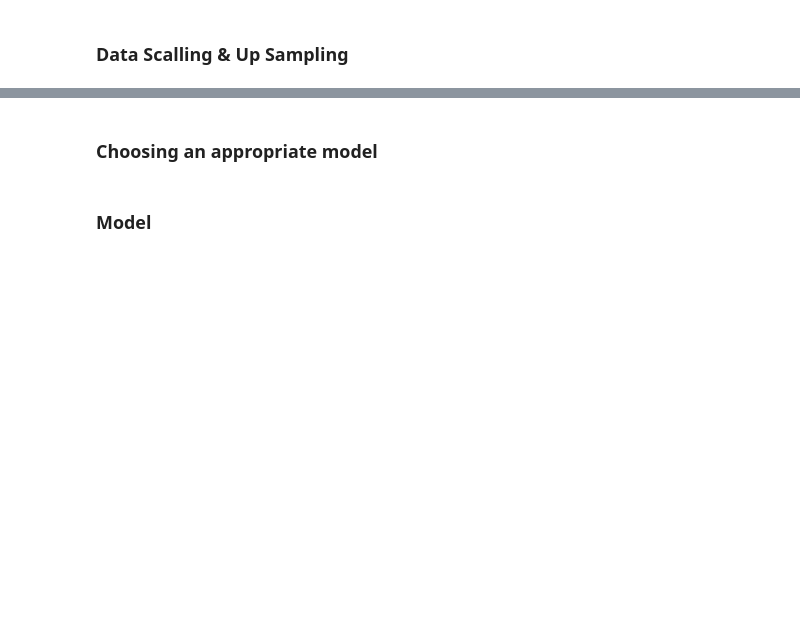
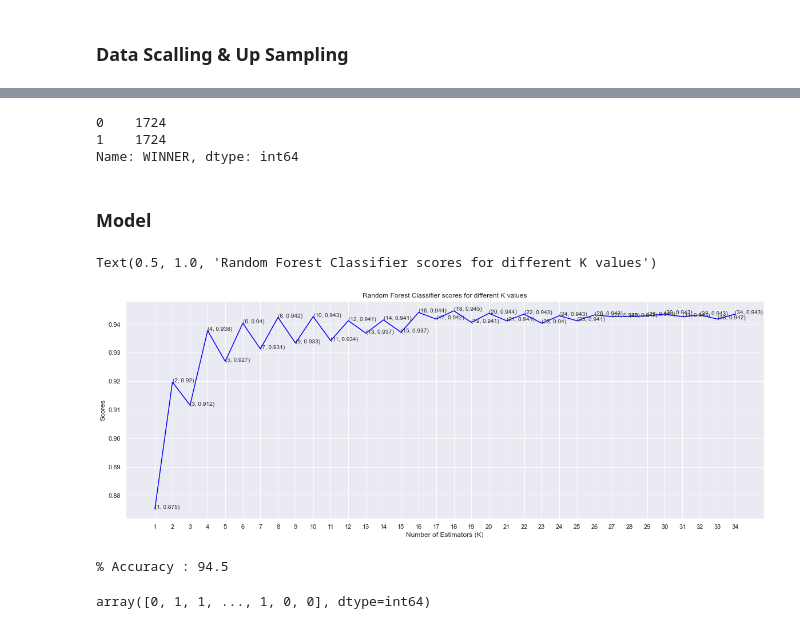
Before and after one commit to nmparikh/UCDPA_NimeshParikh, a Jupyter notebook: Data_Cleaning_Analysis.ipynb, the cells around one changed output, grey strips where cells are left out. Cells and saved outputs as stored; diff of their text form; code cells hidden in the pictures; blank space fills up the shorter version.

```diff
--- a/Data_Cleaning_Analysis.ipynb
+++ b/Data_Cleaning_Analysis.ipynb
@@ -285,11 +579,13 @@ dataset.head()
 # %%
-from sklearn.utils import resample
+#balancing the dataset
 df_majority = dataset[dataset.WINNER == 0]
 df_minority = dataset[dataset.WINNER == 1]
-df_minority_upsampled = resample(df_minority, replace = True,n_samples = 1452, random_state = 0)
+df_minority_upsampled = resample(df_minority, replace = True,n_samples = 1724, random_state = 0)
 df_upsampled = pd.concat([df_majority, df_minority_upsampled])
 df_upsampled.WINNER.value_counts()
+# %% [output]
+0    1724
+1    1724
+Name: WINNER, dtype: int64
-# %% [markdown]
-### Choosing an appropriate model
 # %% [markdown]
 ### Model
@@ -299,21 +592,36 @@ X = df_upsampled.drop(['WINNER'], axis = 1)
 # %%
-from sklearn.ensemble import RandomForestClassifier
-from sklearn.model_selection import cross_val_score
+y = df_upsampled['WINNER']
+X = df_upsampled.drop(['WINNER'], axis = 1)
+max_kval = 35
 rfc_scores = []
-for k in range(1,21):
+for k in range(1,max_kval):
     randomforest_classifier= RandomForestClassifier(n_estimators=k,random_state=0)
     score=cross_val_score(randomforest_classifier,X,y,cv=10)
     rfc_scores.append(score.mean())
 plt.figure(figsize =(20,7))
-plt.plot([k for k in range(1, 21)], rfc_scores, color = 'red')
-for i in range(1,21):
+plt.plot([k for k in range(1, max_kval)], rfc_scores, color = 'blue')
+for i in range(1,max_kval):
     plt.text(i, rfc_scores[i-1], (i, round(rfc_scores[i-1],3)))
-plt.xticks([i for i in range(1, 21)])
+plt.xticks([i for i in range(1, max_kval)])
 plt.xlabel('Number of Estimators (K)')
 plt.ylabel('Scores')
 plt.title('Random Forest Classifier scores for different K values')
+# %% [output]
+Text(0.5, 1.0, 'Random Forest Classifier scores for different K values')
+[figure, added]
 # %%
-#As we can see from the graph accuracy is maximum at k =14/16. Hence we will be selecting n_estimators=14.
-randomforest_classifier= RandomForestClassifier(n_estimators=14,random_state=0)
+#As we can see from the graph accuracy is maximum at k =18. Hence we will be selecting n_estimators=18.
+K_val=18
+randomforest_classifier= RandomForestClassifier(n_estimators=K_val,random_state=0)
 score=cross_val_score(randomforest_classifier,X,y,cv=10)
-print('% Accuracy :', round(score.mean()*100,4))
+print('% Accuracy :', round(score.mean()*100,1))
+# %% [output]
+% Accuracy : 94.5
+# %%
+X_train, X_test, y_train, y_test = train_test_split(X, y, test_size=0.3, random_state=0)
+rf_model = RandomForestClassifier(n_estimators=K_val, max_features="auto", random_state=0)
+rf_model.fit(X_train, y_train)
+predicts = rf_model.predict(X_test)
+predicts
+# %% [output]
+array([0, 1, 1, ..., 1, 0, 0], dtype=int64)
```
Also changed, not shown: parts of 39 cells of this notebook, 1 other file.
